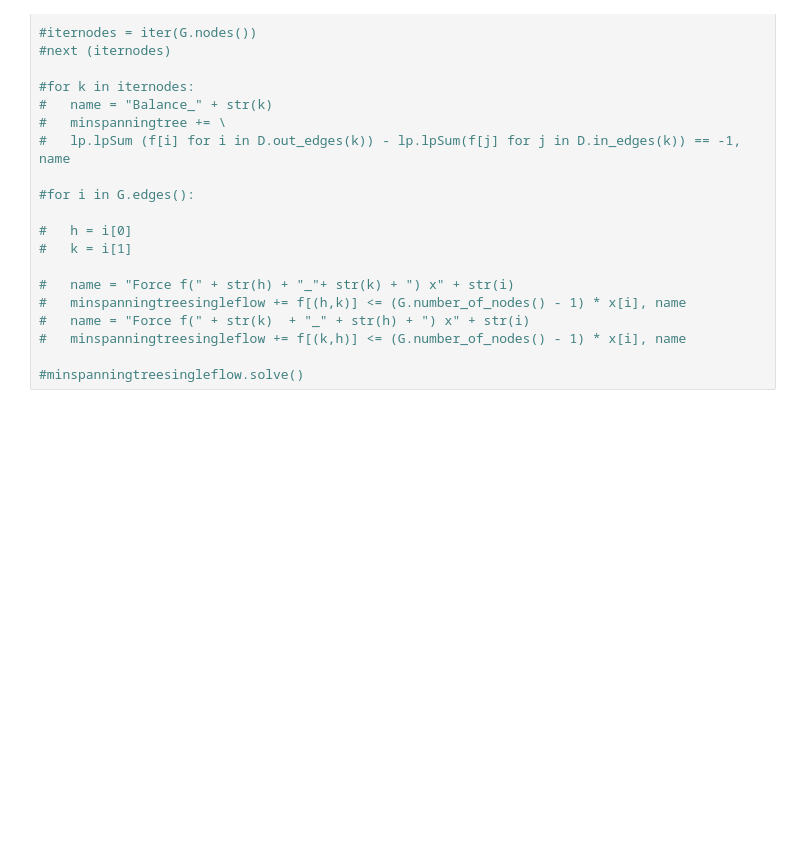
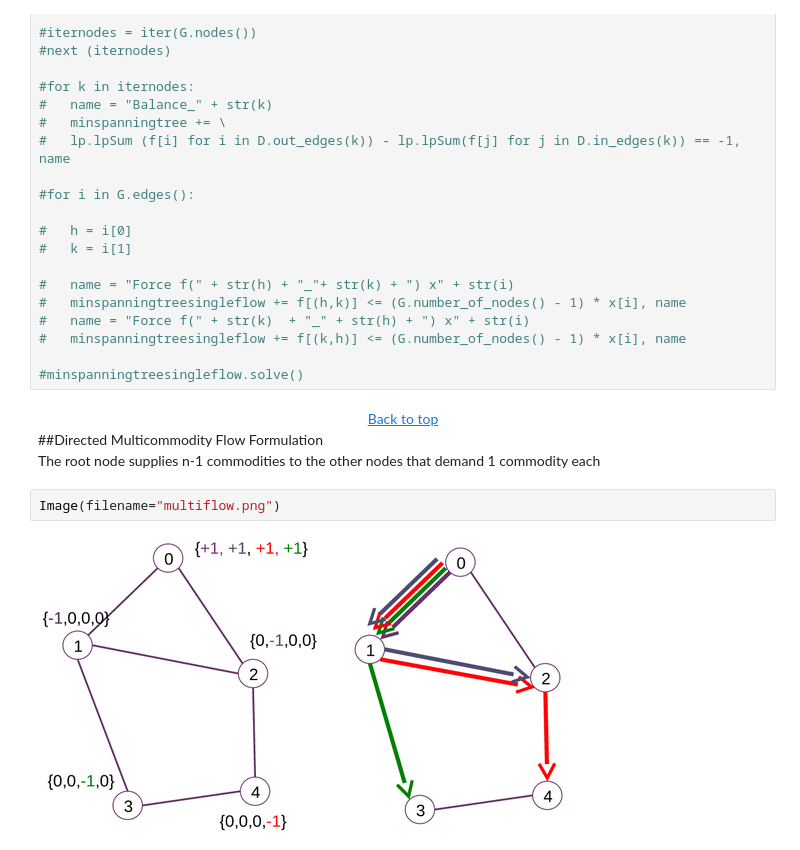
Before and after one commit to Kallendbor/Notebook, a Jupyter notebook: MST.ipynb, the cells around one changed output. Cells and saved outputs as stored; diff of their text form; blank space fills up the shorter version.

```diff
--- a/MST.ipynb
+++ b/MST.ipynb
@@ -265,3 +385,13 @@ $f_{j i} \le (n-1)x_{e} \enspace \enspace \forall e \in E, \enspace e=\{i j\}$ <
 #	minspanningtreesingleflow += f[(k,h)] <= (G.number_of_nodes() - 1) * x[i], name
 
 #minspanningtreesingleflow.solve()
+# %% [markdown]
+<center><a href="#top">Back to top</a></center>
+<a id="multiflow"></a>
+##Directed Multicommodity Flow Formulation
+
+The root node supplies n-1 commodities to the other nodes that demand 1 commodity each
+# %%
+Image(filename="multiflow.png")
+# %% [output]
+[figure, added]
```
Also changed, not shown: parts of 44 cells of this notebook.
